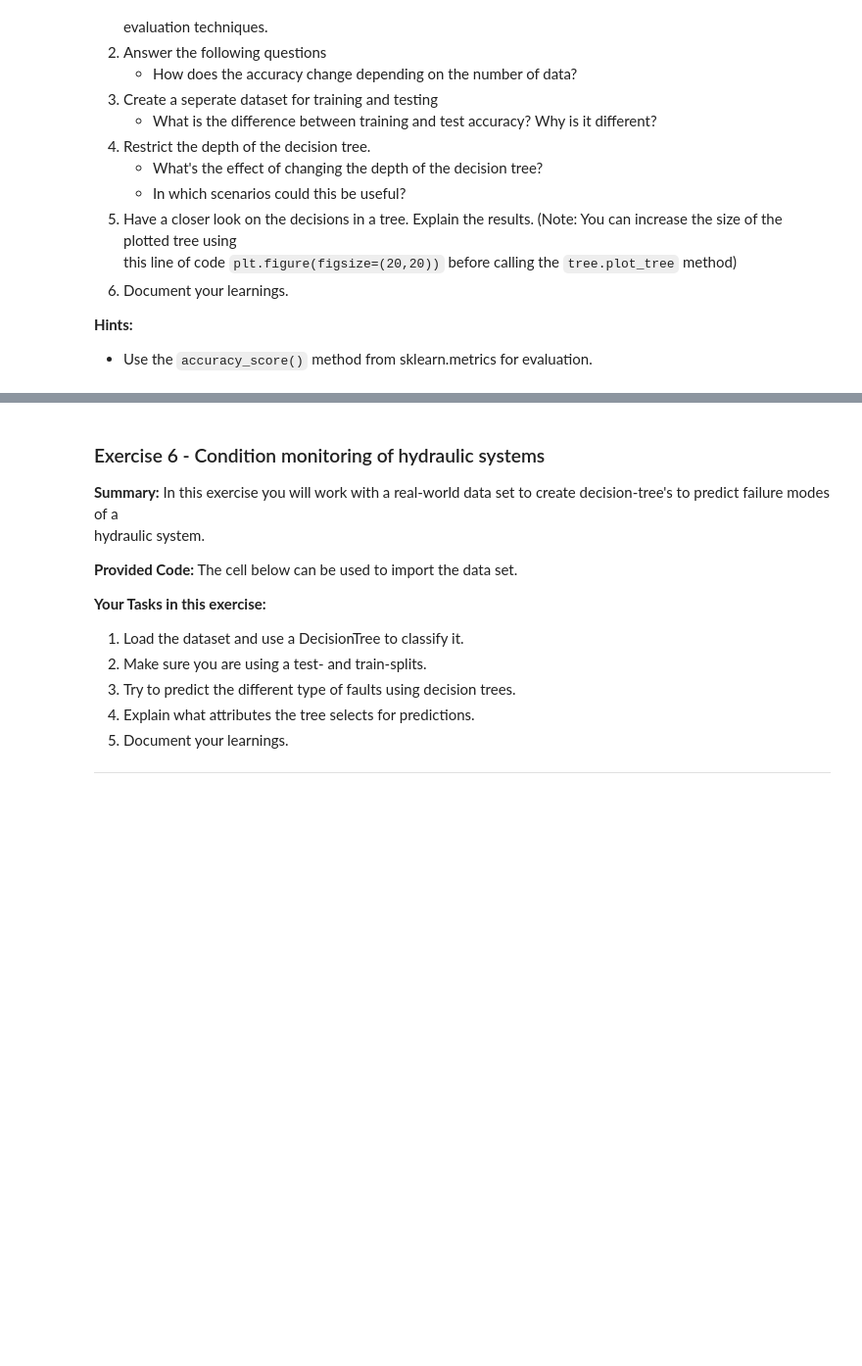
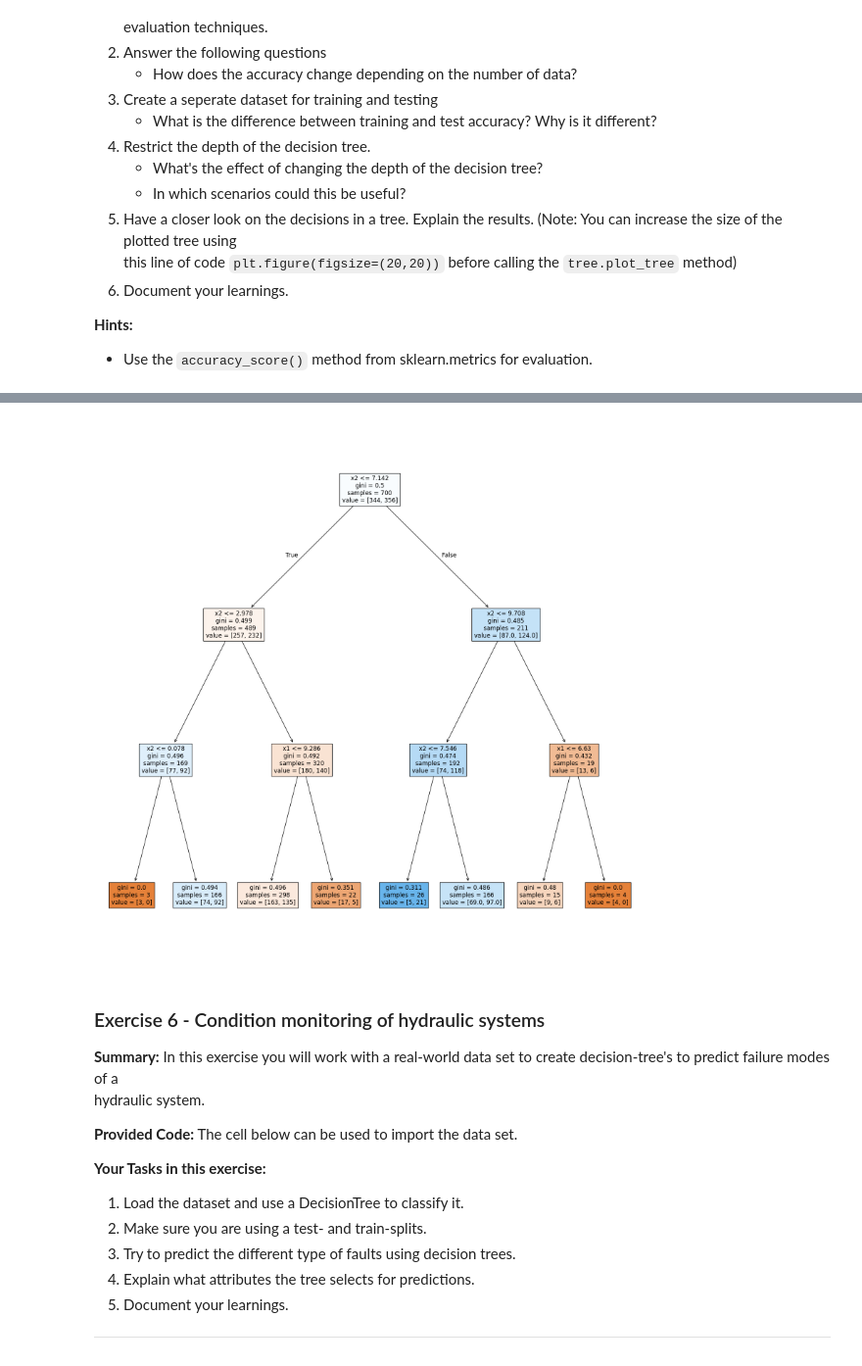
Before and after one commit to atakan4804/machine_learning, a Jupyter notebook: Machine-Learning/Decision-Trees/Decision-Tree-Exercises.ipynb, the cells around one changed output, grey strips where cells are left out. Shown at 98% size. Saved outputs shown, nothing was run; the diff lists cells and outputs as text; code cells hidden in the pictures; blank space fills up the shorter version.

```diff
--- a/Machine-Learning/Decision-Trees/Decision-Tree-Exercises.ipynb
+++ b/Machine-Learning/Decision-Trees/Decision-Tree-Exercises.ipynb
@@ -283,3 +343,11 @@ def gen_data(num_samples=10):
+# %%
+#5.
+clf = tree.DecisionTreeClassifier(max_depth=3).fit(X_train, Y_train)
+plt.figure(figsize=(20, 20))
+tree.plot_tree(clf, feature_names=["x1", "x2"], filled=True)
+plt.show()
+# %% [output]
+[figure, added]
 # %% [markdown]
 ### Exercise 6 - Condition monitoring of hydraulic systems
 
```
Also changed, not shown: parts of 8 cells of this notebook.
